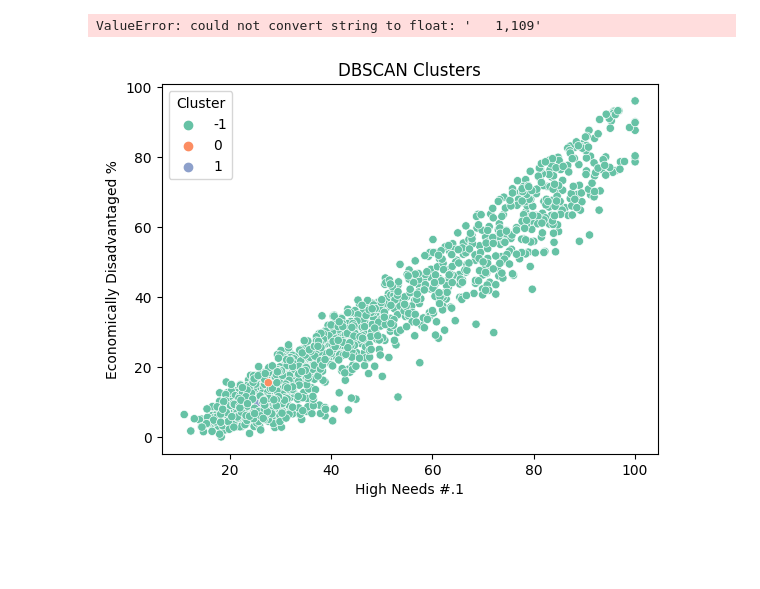
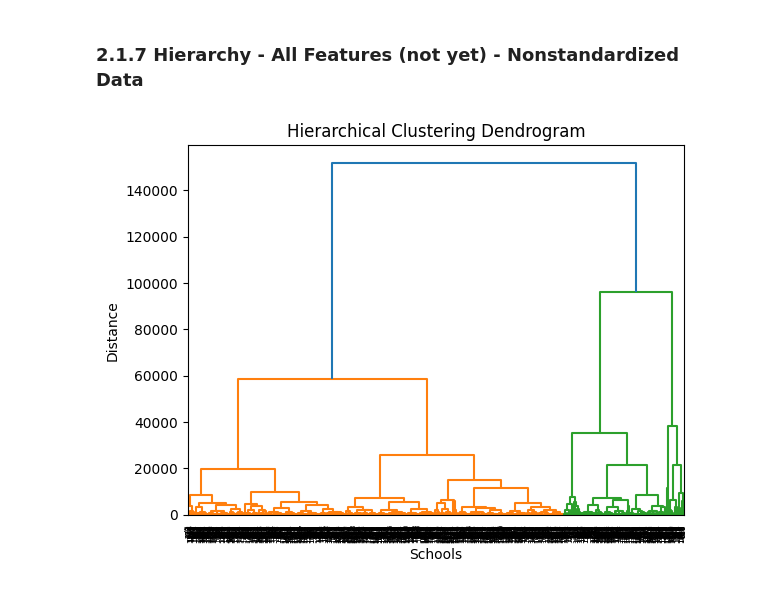
Before and after one commit to alexcraig043/qss-20-final-project, a Jupyter notebook: src/code/02_cluster_analysis.ipynb, the cells around one changed output. Drawn from its saved outputs; the diff is of its cells as text; code cells hidden in the pictures; blank space fills up the shorter version.

```diff
--- a/src/code/02_cluster_analysis.ipynb
+++ b/src/code/02_cluster_analysis.ipynb
@@ -0,0 +6,3 @@
+# %%
+master_df = pd.read_csv("../output/master_df.csv")
+master_df.head()
@@ -52,58 +357,29 @@ KMeans does not accept missing values encoded as NaN natively. For supervised le
+# %% [markdown]
+### 2.1.7 Hierarchy - All Features (not yet) - Nonstandardized Data
 # %%
 from scipy.cluster.hierarchy import dendrogram, linkage
 
-# Define the list of columns to drop
-cols_to_drop = ['schoolstloc_raw_MA', 'schoolfed_raw_MA', 'schooltot_raw_MA', 'distname', 'schoolname', 'flag_nerds', 'flag_f33', 'gradespan', 'distname_lower', 'schoolname_lower', 'School Name', 'School Code', 'ELA_elem', 'MATH_elem', 'SCI', 'avg_score_elem', 'ELA_hs', 'MATH_hs', 'avg_score_hs', '# in Cohort', '% Graduated', '% Still in School', '% Non-Grad Completers', '% H.S. Equiv.', '% Dropped Out', '% Permanently Excluded', 'Low Income #', 'Low Income %', 'Free Lunch #', 'Free Lunch %', 'Reduced Lunch #', 'Reduced Lunch %', 'nan_flag', 'District Name', 'District Code', 'Salary Totals', 'Average Salary', 'Avg_Salary_Int', 'FTE Count_teacher_salary', 'First Language Not English #', 'High Needs #', 'Economically Disadvantaged #', 'First Language Not English %']
+columns_of_interest = ['pp_stloc_raw_MA', 'pp_fed_raw_MA','First Language Not English %', 'student_teacher_ratio','High Needs #.1', 'Economically Disadvantaged %', 'African American (%)', 'Asian (%)', 'Hispanic (%)', 'White (%)', 'Native American (%)']
 
-# Drop the columns from the dataframe
-X = master_df.drop(cols_to_drop, axis=1)
-# X = df_selected.dropna()
-X
+# calculate the correlations between the selected columns and the test performance column
+correlations = master_df[columns_of_interest]
+correlations = correlations.dropna()
+
+# df_standardized = (correlations - correlations.mean()) / correlations.std()
+# df_standardized
 
 # Perform hierarchical clustering
-Z = linkage(X, method='ward')
+Z = linkage(correlations, method='ward')
 
 # Plot the dendrogram to visualize the clusters
 dendrogram(Z)
 
 # Add labels to the plot
 plt.title('Hierarchical Clustering Dendrogram')
 plt.xlabel('Schools')
 plt.ylabel('Distance')
 
 # Show the plot
 plt.show()
 # %% [output]
-ValueError: could not convert string to float: '   1,109'
+[figure, added]
-# %%
-from sklearn.cluster import DBSCAN
-
-# Select the features to cluster on
-X = master_df[['High Needs #.1', 'Economically Disadvantaged %', 'African American (%)', 'Asian (%)', 'Hispanic (%)', 'White (%)', 'Native American (%)']]
-
-# Create the DBSCAN object and fit the data
-dbscan = DBSCAN(eps=0.5, min_samples=5)
-dbscan.fit(X)
-
-# Get the labels for each point
-labels = dbscan.labels_
-
-# Add the labels to the original dataframe
-df['Cluster'] = labels
-
-
-import matplotlib.pyplot as plt
-import seaborn as sns
-
-# Create a scatterplot of two of the features
-sns.scatterplot(x='High Needs #.1', y='Economically Disadvantaged %', hue='Cluster', data=df, palette='Set2')
-
-# Add axis labels and a title
-plt.xlabel('High Needs #.1')
-plt.ylabel('Economically Disadvantaged %')
-plt.title('DBSCAN Clusters')
-
-# Display the plot
-plt.show()
-# %% [output]
-[figure, removed]
```
Also changed, not shown: parts of 31 cells of this notebook, 1 other file.
